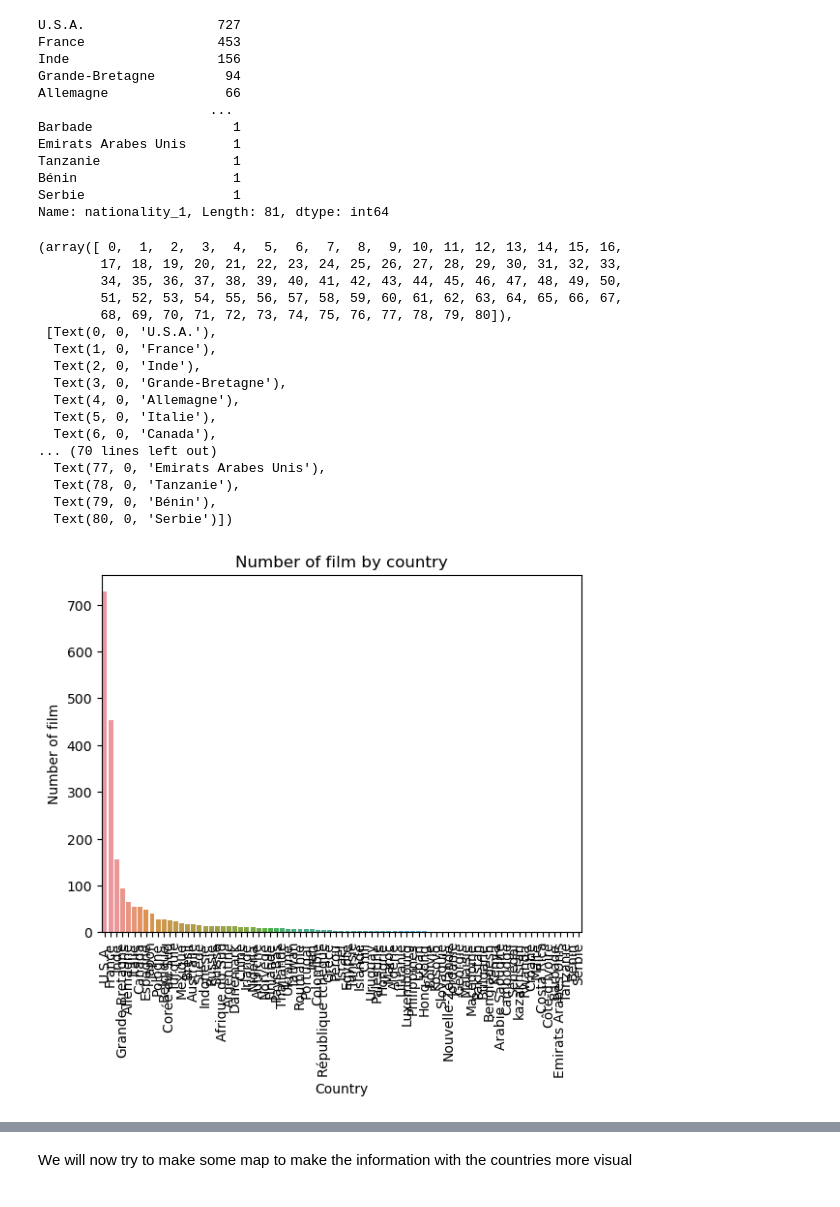
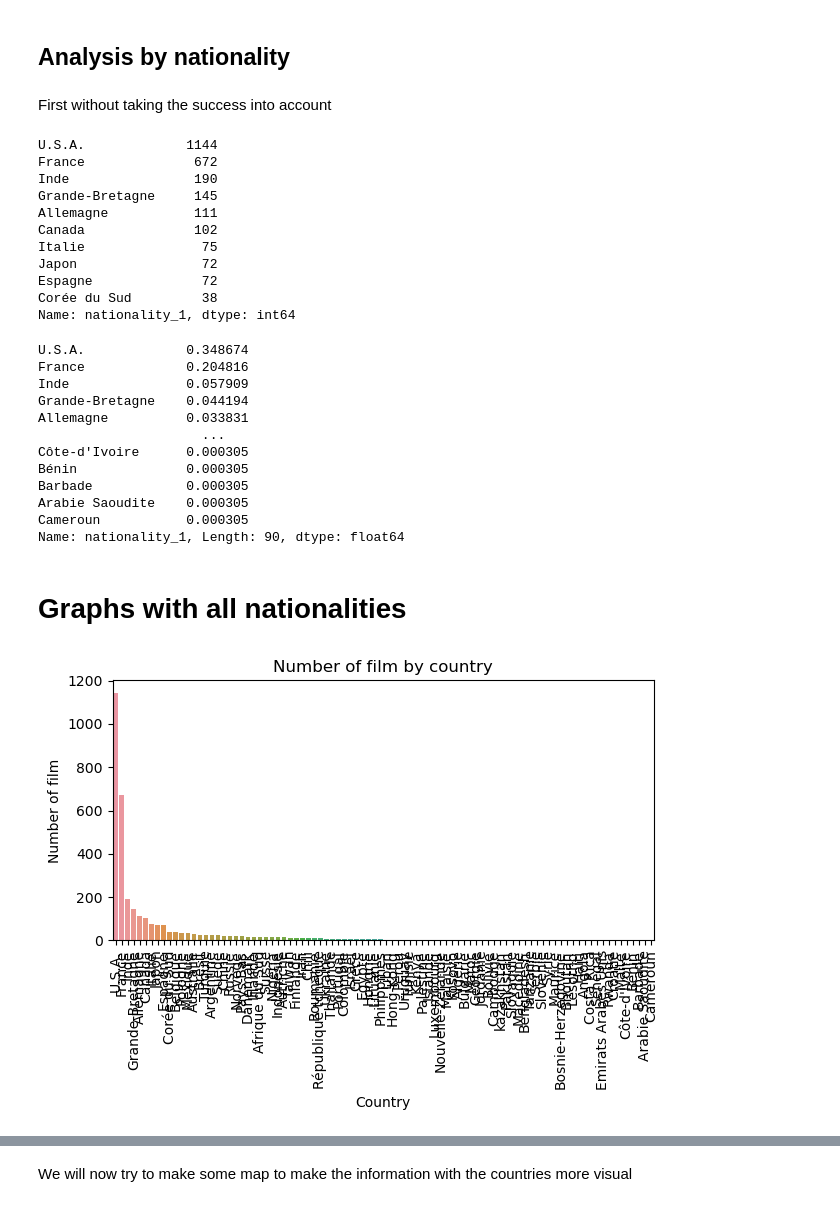
Before and after one commit to alienor15/Films_DM_2023, a Jupyter notebook: Data vizualization.ipynb, the cells around one changed output, grey strips where cells are left out. Saved outputs shown, nothing was run; the diff lists cells and outputs as text; code cells hidden in the pictures.

Commit message:
some comments and new plot
I added a heatmap as well as new plots

```diff
--- a/Data vizualization.ipynb
+++ b/Data vizualization.ipynb
@@ -14,4 +18,4 @@ from plotnine import *
 # %%
-df=pd.read_csv('films2021_2022_clean.csv', encoding='utf-8-sig',sep=";")
+df=pd.read_csv('films2020_2021_2022_clean.csv', encoding='utf-8-sig',sep=";")
 df
 # %% [output]
@@ -31,49 +64,54 @@ df
+# %% [markdown]
+## Analysis by nationality
+# %% [markdown]
+First without taking the success into account
 # %%
 #Analysis by nationality
 
 #Number films by country on the years 2022 and 2021
-df.nationality_1.value_counts()
+nationalities=df.nationality_1.value_counts()
+nationalities[0:10]
 # %% [output]
-U.S.A.                 727
-France                 453
-Inde                   156
-Grande-Bretagne         94
-Allemagne               66
-                      ...
-Barbade                  1
-Emirats Arabes Unis      1
-Tanzanie                 1
-Bénin                    1
-Serbie                   1
-Name: nationality_1, Length: 81, dtype: int64
+U.S.A.             1144
+France              672
+Inde                190
+Grande-Bretagne     145
+Allemagne           111
+Canada              102
+Italie               75
+Japon                72
+Espagne              72
+Corée du Sud         38
+Name: nationality_1, dtype: int64
 # %%
 #To have it in percentage
 normalized_natio = df.nationality_1.value_counts(normalize=True)
+normalized_natio
+# %% [output]
+U.S.A.             0.348674
+France             0.204816
+Inde               0.057909
+Grande-Bretagne    0.044194
+Allemagne          0.033831
+                     ...
+Côte-d'Ivoire      0.000305
+Bénin              0.000305
+Barbade            0.000305
+Arabie Saoudite    0.000305
+Cameroun           0.000305
+Name: nationality_1, Length: 90, dtype: float64
+# %% [markdown]
+# Graphs with all nationalities
 # %%
-sn.barplot(x=df.nationality_1.value_counts().index, y=df.nationality_1.value_counts().values)
+#In numbers
+axis = sn.barplot(x=nationalities.index, y=nationalities.values)
 plt.title("Number of film by country")
 plt.xlabel("Country")
 plt.ylabel("Number of film")
 plt.rc('axes', labelsize=10)
 plt.rc('xtick', labelsize=5)
 plt.xticks(rotation='vertical')
+plt.tight_layout()
 # %% [output]
-(array([ 0,  1,  2,  3,  4,  5,  6,  7,  8,  9, 10, 11, 12, 13, 14, 15, 16,
-        17, 18, 19, 20, 21, 22, 23, 24, 25, 26, 27, 28, 29, 30, 31, 32, 33,
-        34, 35, 36, 37, 38, 39, 40, 41, 42, 43, 44, 45, 46, 47, 48, 49, 50,
-        51, 52, 53, 54, 55, 56, 57, 58, 59, 60, 61, 62, 63, 64, 65, 66, 67,
-        68, 69, 70, 71, 72, 73, 74, 75, 76, 77, 78, 79, 80]),
- [Text(0, 0, 'U.S.A.'),
-  Text(1, 0, 'France'),
-  Text(2, 0, 'Inde'),
-  Text(3, 0, 'Grande-Bretagne'),
-  Text(4, 0, 'Allemagne'),
-  Text(5, 0, 'Italie'),
-  Text(6, 0, 'Canada'),
-... (70 lines left out)
-  Text(77, 0, 'Emirats Arabes Unis'),
-  Text(78, 0, 'Tanzanie'),
-  Text(79, 0, 'Bénin'),
-  Text(80, 0, 'Serbie')])
-[figure, old version]
+[figure, new version]
 # %%
```
Also changed, not shown: parts of 66 cells of this notebook.
